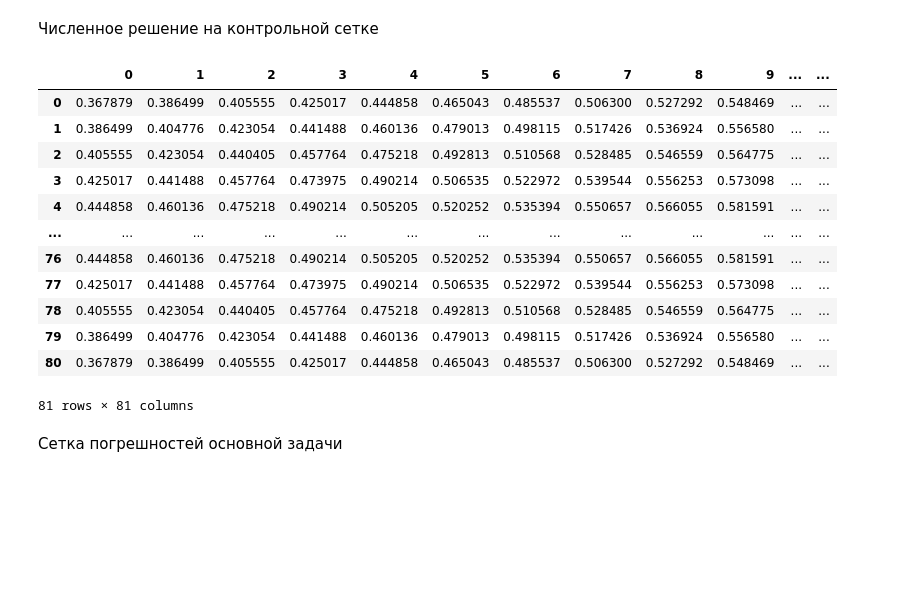
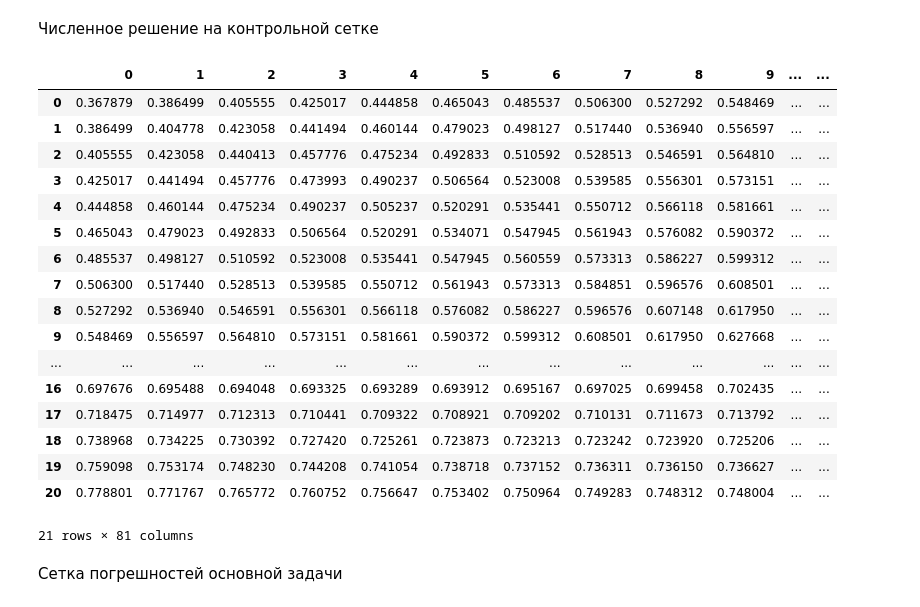
Before and after one commit to Breketov/ChM_Labs_Tasks, a Jupyter notebook: Lab_4/table.ipynb, the cells around one changed output. Saved outputs shown, nothing was run; the diff lists cells and outputs as text; code cells hidden in the pictures; blank space fills up the shorter version.

```diff
--- a/Lab_4/table.ipynb
+++ b/Lab_4/table.ipynb
@@ -104,21 +104,26 @@ data
 Численное решение на контрольной сетке
 # %%
 data = pd.read_csv('data_v2_main.csv')
-data
+data[:21]
 # %% [output]
 |  | 0 | 1 | 2 | 3 | 4 | 5 | 6 | 7 | 8 | 9 | ... | ... |
 | 0 | 0.367879 | 0.386499 | 0.405555 | 0.425017 | 0.444858 | 0.465043 | 0.485537 | 0.506300 | 0.527292 | 0.548469 | ... | ... |
-| 1 | 0.386499 | 0.404776 | 0.423054 | 0.441488 | 0.460136 | 0.479013 | 0.498115 | 0.517426 | 0.536924 | 0.556580 | ... | ... |
-| 2 | 0.405555 | 0.423054 | 0.440405 | 0.457764 | 0.475218 | 0.492813 | 0.510568 | 0.528485 | 0.546559 | 0.564775 | ... | ... |
-| 3 | 0.425017 | 0.441488 | 0.457764 | 0.473975 | 0.490214 | 0.506535 | 0.522972 | 0.539544 | 0.556253 | 0.573098 | ... | ... |
-| 4 | 0.444858 | 0.460136 | 0.475218 | 0.490214 | 0.505205 | 0.520252 | 0.535394 | 0.550657 | 0.566055 | 0.581591 | ... | ... |
+| 1 | 0.386499 | 0.404778 | 0.423058 | 0.441494 | 0.460144 | 0.479023 | 0.498127 | 0.517440 | 0.536940 | 0.556597 | ... | ... |
+| 2 | 0.405555 | 0.423058 | 0.440413 | 0.457776 | 0.475234 | 0.492833 | 0.510592 | 0.528513 | 0.546591 | 0.564810 | ... | ... |
+| 3 | 0.425017 | 0.441494 | 0.457776 | 0.473993 | 0.490237 | 0.506564 | 0.523008 | 0.539585 | 0.556301 | 0.573151 | ... | ... |
+| 4 | 0.444858 | 0.460144 | 0.475234 | 0.490237 | 0.505237 | 0.520291 | 0.535441 | 0.550712 | 0.566118 | 0.581661 | ... | ... |
+| 5 | 0.465043 | 0.479023 | 0.492833 | 0.506564 | 0.520291 | 0.534071 | 0.547945 | 0.561943 | 0.576082 | 0.590372 | ... | ... |
+| 6 | 0.485537 | 0.498127 | 0.510592 | 0.523008 | 0.535441 | 0.547945 | 0.560559 | 0.573313 | 0.586227 | 0.599312 | ... | ... |
+| 7 | 0.506300 | 0.517440 | 0.528513 | 0.539585 | 0.550712 | 0.561943 | 0.573313 | 0.584851 | 0.596576 | 0.608501 | ... | ... |
+| 8 | 0.527292 | 0.536940 | 0.546591 | 0.556301 | 0.566118 | 0.576082 | 0.586227 | 0.596576 | 0.607148 | 0.617950 | ... | ... |
+| 9 | 0.548469 | 0.556597 | 0.564810 | 0.573151 | 0.581661 | 0.590372 | 0.599312 | 0.608501 | 0.617950 | 0.627668 | ... | ... |
 | ... | ... | ... | ... | ... | ... | ... | ... | ... | ... | ... | ... | ... |
-| 76 | 0.444858 | 0.460136 | 0.475218 | 0.490214 | 0.505205 | 0.520252 | 0.535394 | 0.550657 | 0.566055 | 0.581591 | ... | ... |
-| 77 | 0.425017 | 0.441488 | 0.457764 | 0.473975 | 0.490214 | 0.506535 | 0.522972 | 0.539544 | 0.556253 | 0.573098 | ... | ... |
-| 78 | 0.405555 | 0.423054 | 0.440405 | 0.457764 | 0.475218 | 0.492813 | 0.510568 | 0.528485 | 0.546559 | 0.564775 | ... | ... |
-| 79 | 0.386499 | 0.404776 | 0.423054 | 0.441488 | 0.460136 | 0.479013 | 0.498115 | 0.517426 | 0.536924 | 0.556580 | ... | ... |
-| 80 | 0.367879 | 0.386499 | 0.405555 | 0.425017 | 0.444858 | 0.465043 | 0.485537 | 0.506300 | 0.527292 | 0.548469 | ... | ... |
+| 16 | 0.697676 | 0.695488 | 0.694048 | 0.693325 | 0.693289 | 0.693912 | 0.695167 | 0.697025 | 0.699458 | 0.702435 | ... | ... |
+| 17 | 0.718475 | 0.714977 | 0.712313 | 0.710441 | 0.709322 | 0.708921 | 0.709202 | 0.710131 | 0.711673 | 0.713792 | ... | ... |
+| 18 | 0.738968 | 0.734225 | 0.730392 | 0.727420 | 0.725261 | 0.723873 | 0.723213 | 0.723242 | 0.723920 | 0.725206 | ... | ... |
+| 19 | 0.759098 | 0.753174 | 0.748230 | 0.744208 | 0.741054 | 0.738718 | 0.737152 | 0.736311 | 0.736150 | 0.736627 | ... | ... |
+| 20 | 0.778801 | 0.771767 | 0.765772 | 0.760752 | 0.756647 | 0.753402 | 0.750964 | 0.749283 | 0.748312 | 0.748004 | ... | ... |
-81 rows × 81 columns
+21 rows × 81 columns
 # %% [markdown]
 Сетка погрешностей основной задачи
 # %%
```
Also changed, not shown: parts of 8 cells of this notebook, 9 other files.
